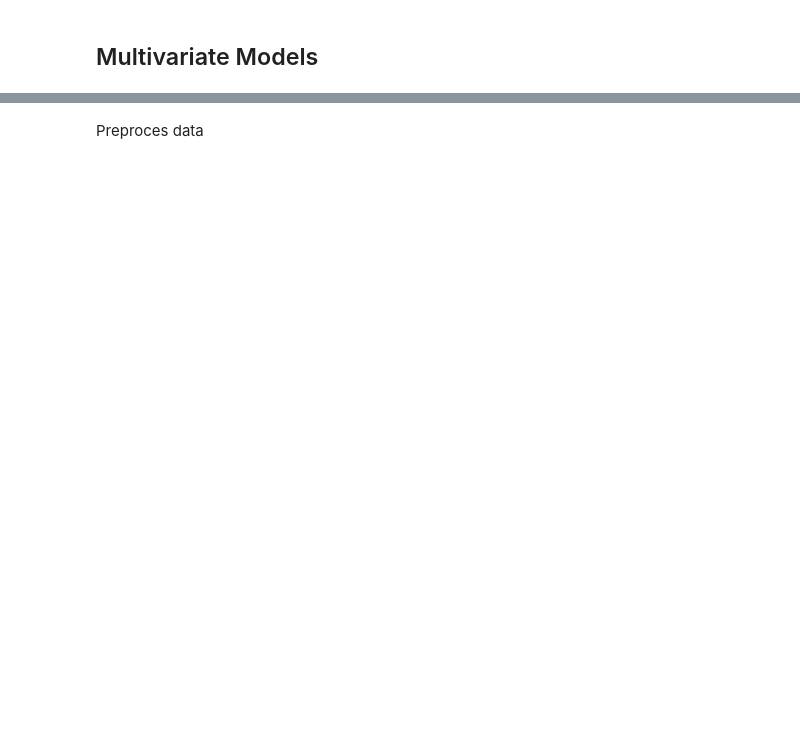
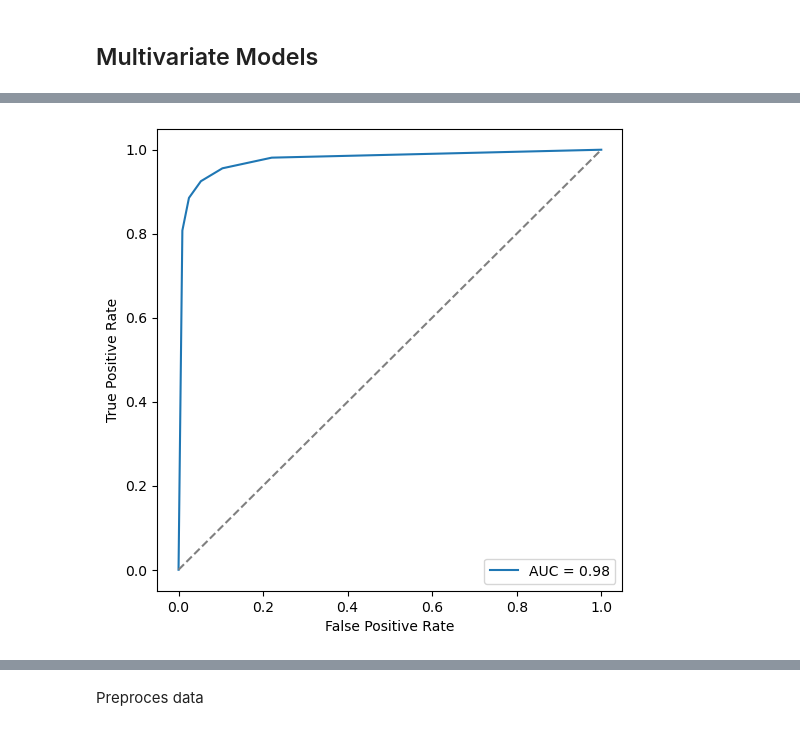
Before and after one commit to Fabiocufino/Advanced-Laboratory---TU-Dortmund, a Jupyter notebook: IceCube/anal_icecube.ipynb, the cells around one changed output, grey strips where cells are left out. Saved outputs shown, nothing was run; the diff lists cells and outputs as text; code cells hidden in the pictures; blank space fills up the shorter version.

```diff
--- a/IceCube/anal_icecube.ipynb
+++ b/IceCube/anal_icecube.ipynb
@@ -392,0 +545,18 @@ Selected features using mRMR:
+# %%
+# Standardize the features
+scaler = StandardScaler()
+X_train_scaled = scaler.fit_transform(X_train)
+X_test_scaled = scaler.transform(X_test)
+
+# Create a Naive Bayes classifier
+nb = GaussianNB()
+
+# Train the classifier
+nb.fit(X_train_scaled, y_train)
+
+# Predict the labels
+y_pred = nb.predict(X_test_scaled)
+
+# Calculate the accuracy
+accuracy = accuracy_score(y_test, y_pred)
+print(f'Accuracy: {accuracy:.2f}')
@@ -392,0 +569,61 @@ Selected features using mRMR:
+# %%
+#kfold cross validation
+from sklearn.model_selection import cross_val_score
+from sklearn.model_selection import KFold
+
+kf = KFold(n_splits=5, random_state=42, shuffle=True)
+
+# Initialize the KNN model
+knn = KNeighborsClassifier(n_neighbors=5)
+
+# Perform cross-validation
+cv_scores = cross_val_score(knn, X_train, y_train, cv=kf, scoring='accuracy')
+
+# Calculate the average accuracy
+cv_accuracy = cv_scores.mean()
+print(f'Cross-validation accuracy: {cv_accuracy:.2f}')
+
+# Initialize the KNN model
+knn = KNeighborsClassifier(n_neighbors=5)
+
+# Train the model
+knn.fit(X_train, y_train)
+
+# Predict the labels
+y_pred = knn.predict(X_test)
+
+# Calculate the accuracy
+accuracy = accuracy_score(y_test, y_pred)
+print(f'Accuracy: {accuracy:.2f}')
+
+#plot the roc  corve#plot the roc  corve
+from sklearn.metrics import roc_curve
+from sklearn.metrics import roc_auc_score
+
+# Calculate the probabilities
+y_prob = knn.predict_proba(X_test)[:, 1]
+
+# Calculate the ROC curve
+fpr, tpr, thresholds = roc_curve(y_test, y_prob)
+
+# Calculate the AUC
+auc = roc_auc_score(y_test, y_prob)
+
+# Plot the ROC curve
+plt.figure(figsize=(6, 6))
+plt.plot(fpr, tpr, label=f'AUC = {auc:.2f}')
+plt.plot([0, 1], [0, 1], linestyle='--', color='gray')
+plt.xlabel('False Positive Rate')
+plt.ylabel('True Positive Rate')
+
+plt.legend()
+plt.show()
+
+#plot the confusion matrix
+from sklearn.metrics import confusion_matrix
+
+# Calculate the confusion matrix
+conf_matrix = confusion_matrix(y_test, y_pred)
+print('Confusion matrix:')
+print(conf_matrix)
+# %% [output]
@@ -392,0 +632 @@ Selected features using mRMR:
+[figure, added]
```
Also changed, not shown: parts of 78 cells of this notebook, 3 other files.
